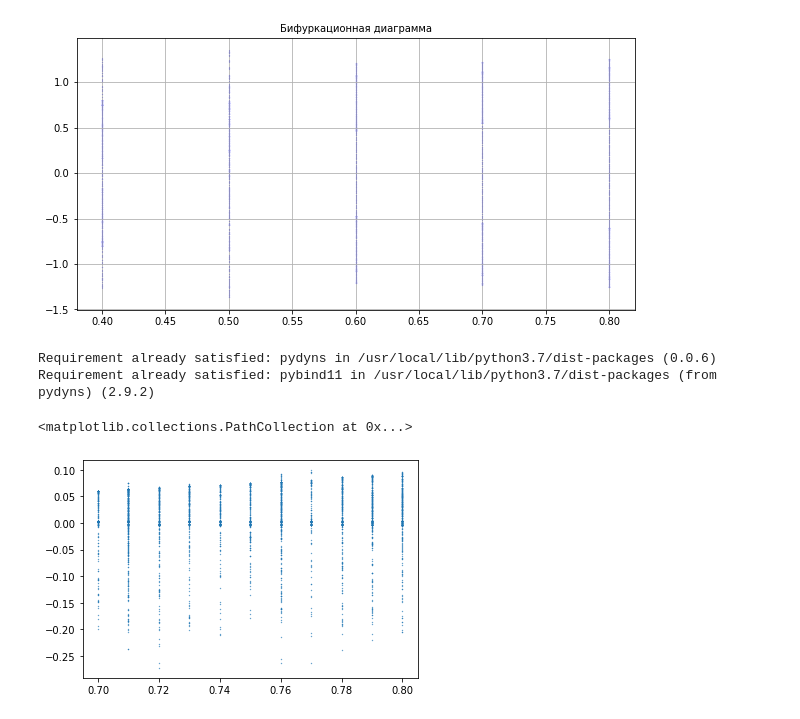
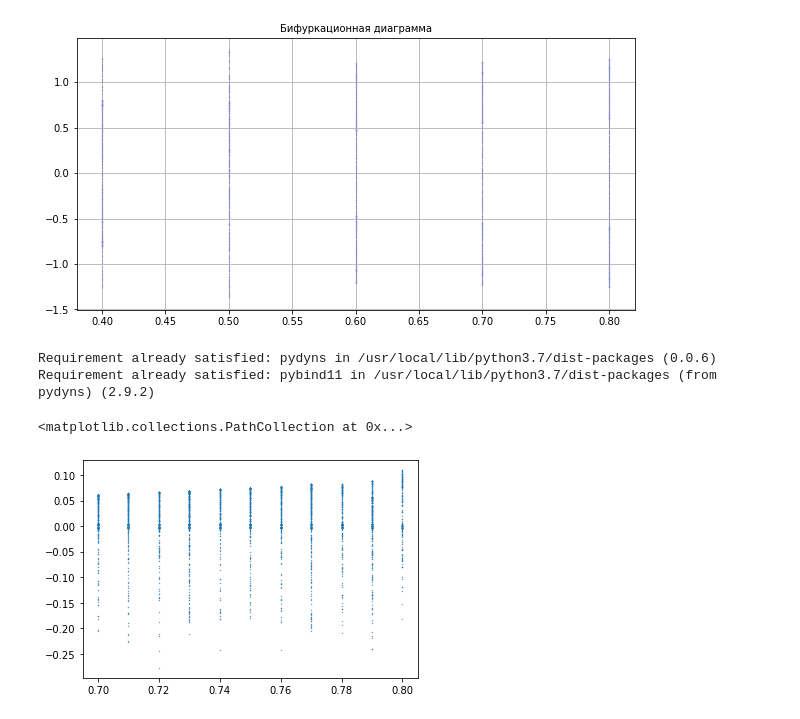
Before and after one commit to mainarel/NDS_labs, a Jupyter notebook: Lab3.ipynb, the cells around one changed output. Saved outputs shown, nothing was run; the diff lists cells and outputs as text; code cells hidden in the pictures.

```diff
--- a/Lab3.ipynb
+++ b/Lab3.ipynb
@@ -50,7 +42,7 @@ def poincare_section(t_plot, x_plot, x_dot_plot, T):
 # %%
 # правая часть ДУ, разрешимого относительно старшей производной
 def F(*args):
-    return (-args[2]+10*args[1]-100*(args[1]**3 - args[3]*np.sin(3.5*args[0])))
+    return (-args[2]+10*args[1]-100*(args[1]**3 + args[3]*np.sin(3.5*args[0])))
 
 # начальные условия для ДУ
 u_0     = 0
@@ -162,22 +154,22 @@ graph(f_plot, X_plot,
 # %%
 !pip install pydyns
 
 import pydyns as dyns
 
 
 x,y = [], []
 for p in np.arange(0.7, 0.8, 0.01):
-  dynamic_system = dyns.DynamicSystem([0.1,0.1], ["y",f"-y+10*x-100*x*x*x-{p}*sin(3.5*t)"], 'x,y')
+  dynamic_system = dyns.DynamicSystem([0.1,0.1], ["y",f"-y+10*x-100*x*x*x+{p}*sin(3.5*t)"], 'x,y')
   dynamic_system.SetDt(0.01)
   trajectory = dynamic_system.GetTrajectory(100)
 
   y_=dyns.GetBifurcationMap(trajectory)
   y+=y_
   x+=[p for _ in range(len(y_))]
 
 plt.scatter(x,y,s=0.1)
 # %% [output]
 Requirement already satisfied: pydyns in /usr/local/lib/python3.7/dist-packages (0.0.6)
 Requirement already satisfied: pybind11 in /usr/local/lib/python3.7/dist-packages (from pydyns) (2.9.2)
 <matplotlib.collections.PathCollection at 0x...>
-[figure, old version]
+[figure, new version]
```
Also changed, not shown: parts of 4 cells of this notebook.
